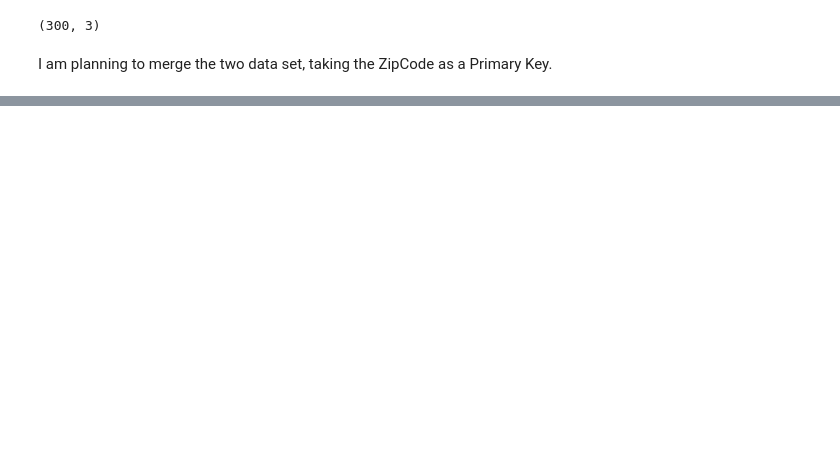
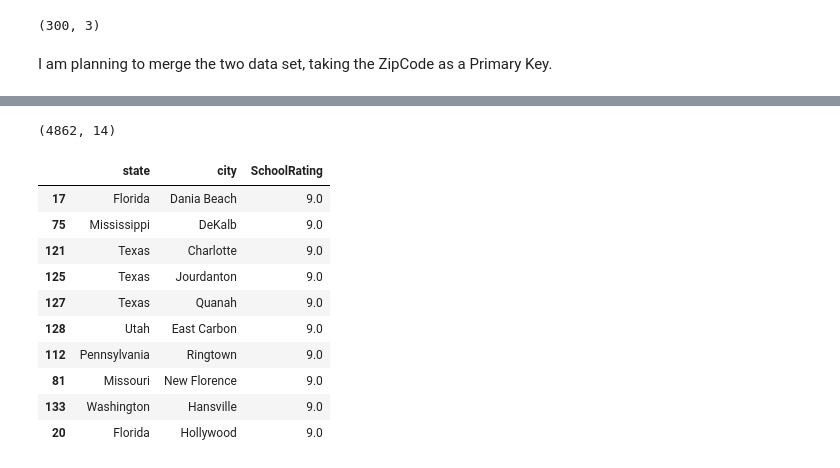
Before and after one commit to msdsyernar/CSME830, a Jupyter notebook: secondary.ipynb, the cells around one changed output, grey strips where cells are left out. Saved outputs shown, nothing was run; the diff lists cells and outputs as text; code cells hidden in the pictures; blank space fills up the shorter version.

```diff
--- a/secondary.ipynb
+++ b/secondary.ipynb
@@ -51,0 +76,4 @@ I am planning to merge the two data set, taking the ZipCode as a Primary Key.
+# %%
+merged_data.shape
+# %% [output]
+(4862, 14)
@@ -51,0 +85,18 @@ I am planning to merge the two data set, taking the ZipCode as a Primary Key.
+# %%
+# merged_data.groupby('state', 'city')['SchoolRating'].mean().reset_index()
+top_cities = merged_data.groupby(['state', 'city'])['SchoolRating'].mean().reset_index()
+top_cities = top_cities.sort_values(by='SchoolRating', ascending=False)
+top_cities.head(10)
+# top_cities['SchoolRating'].count()
+# %% [output]
+|  | state | city | SchoolRating |
+| 17 | Florida | Dania Beach | 9.0 |
+| 75 | Mississippi | DeKalb | 9.0 |
+| 121 | Texas | Charlotte | 9.0 |
+| 125 | Texas | Jourdanton | 9.0 |
+| 127 | Texas | Quanah | 9.0 |
+| 128 | Utah | East Carbon | 9.0 |
+| 112 | Pennsylvania | Ringtown | 9.0 |
+| 81 | Missouri | New Florence | 9.0 |
+| 133 | Washington | Hansville | 9.0 |
+| 20 | Florida | Hollywood | 9.0 |
```
Also changed, not shown: parts of 13 cells of this notebook, 1 other file.
